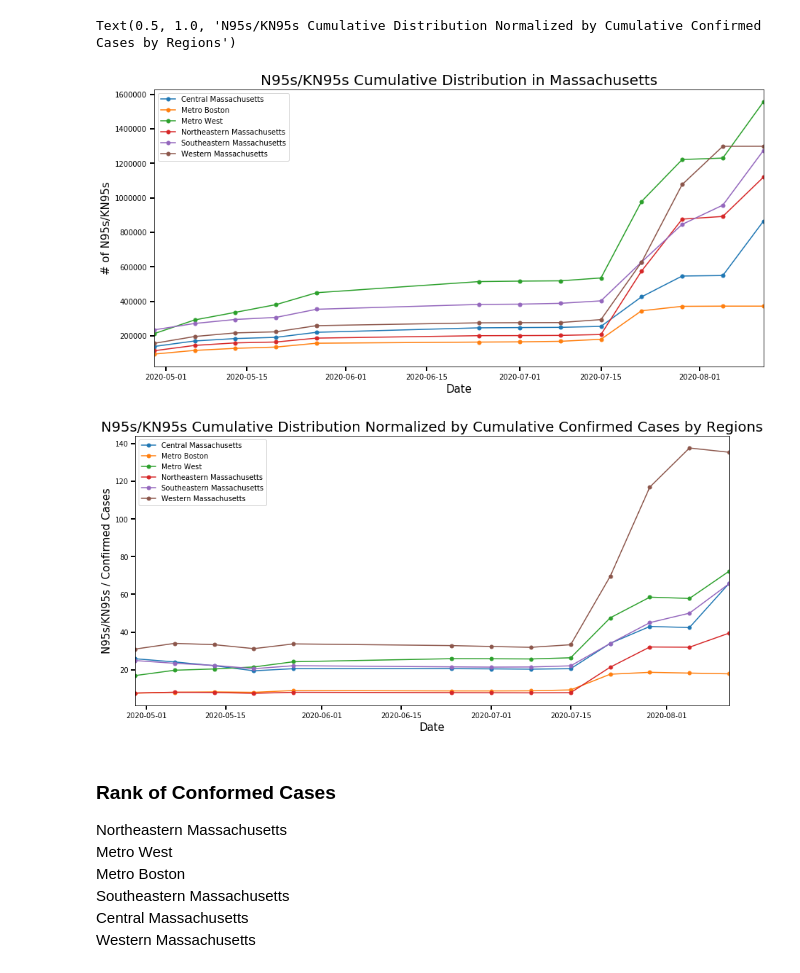
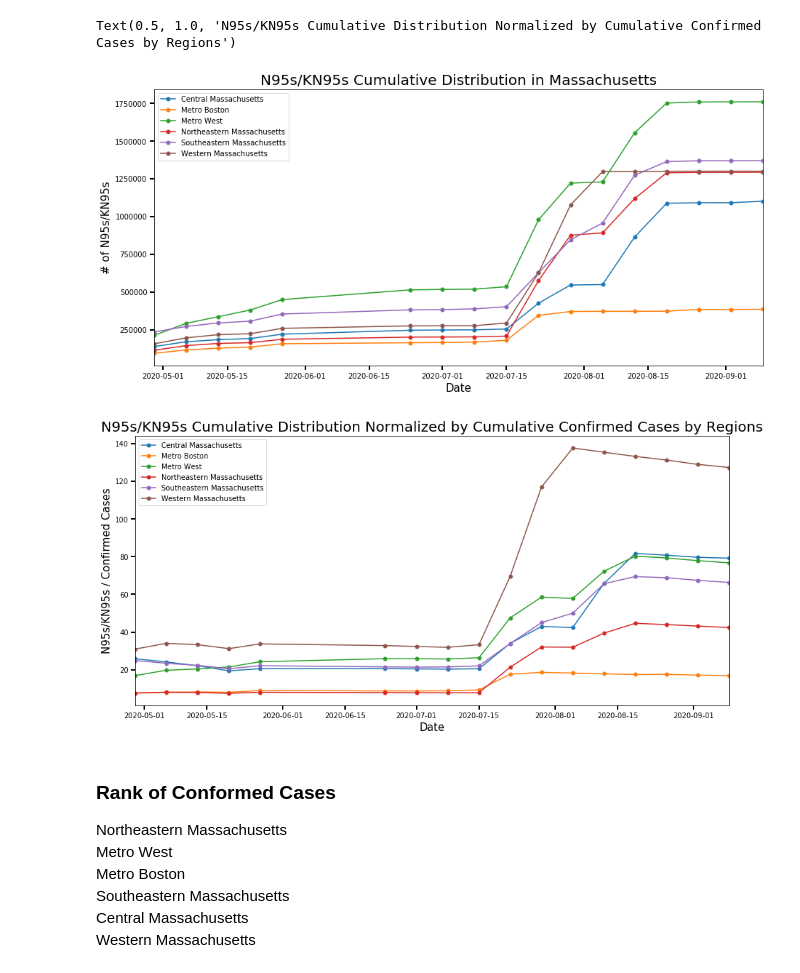
Before and after one commit to jhu-covid-optimization/covid-ppe, a Jupyter notebook: notebooks/MA/MA_cumulative_ppe_&_cumulative_confirmed_cases(region_vs_region).ipynb, the cells around one changed output. Cells and saved outputs as stored; diff of their text form; code cells hidden in the pictures.

```diff
--- a/notebooks/MA/MA_cumulative_ppe_&_cumulative_confirmed_cases(region_vs_region).ipynb
+++ b/notebooks/MA/MA_cumulative_ppe_&_cumulative_confirmed_cases(region_vs_region).ipynb
@@ -11,7 +11,7 @@ warnings.filterwarnings('ignore')
 pd.set_option('display.max_rows', None)
 # %%
 # Read MA PPE data
-df = pd.read_csv('covid_19_region.csv', parse_dates=['Time'])
+df = pd.read_csv('MA_ppe_regions.csv', parse_dates=['Time'])
 df.drop(['Total Persons Tested','Percent Positivity','Deaths'], axis=1, inplace=True)
 df = df.loc[df['Region']!='State Agency'].dropna(how='all')
-df
+# df
@@ -36,6 +18,6 @@ df
 # %%
 # df['Time']
-daterange = pd.date_range(start='2020-04-29', end='2020-08-12', freq='7D')
+daterange = pd.date_range(start='2020-04-29', end='2020-09-09', freq='7D')
 daterange_ex = pd.date_range(start='2020-06-03', end='2020-06-17', freq='7D')
 df = df[df['Time'].isin(daterange)]
 df = df[~df['Time'].isin(daterange_ex)]
@@ -88,37 +52,37 @@ df_wm = df.loc[df['Region']=='Western Massachusetts']
 regions = ['Central Massachusetts', 'Metro Boston', 'Metro West', 'Northeastern Massachusetts',
           'Southeastern Massachusetts', 'Western Massachusetts']
 df_regions = [df_cm, df_mb, df_mw, df_nm, df_sm, df_wm]
 
 fig, ax1 = plt.subplots(1,1,figsize=(15,7))
 
 i = 0
 for df_region in df_regions:
     ax1.plot('Time', 'N95s/KN95s', data=df_region, marker='.', markersize=10, label=regions[i])
     i += 1
 ax1.set_xlabel('Date', fontsize=15)
 ax1.set_ylabel('# of N95s/KN95s', fontsize=15)
-ax1.set_xlim([datetime.date(2020,4,29), datetime.date(2020,8,12)])
+ax1.set_xlim([datetime.date(2020,4,29), datetime.date(2020,9,9)])
 ax1.tick_params(direction='out', length=6, width=2, labelsize=10)
 ax1.legend()
 ax1.set_title('N95s/KN95s Cumulative Distribution in Massachusetts', fontsize=20)
 
 
 fig, ax2 = plt.subplots(1,1,figsize=(15,7))
 
 i = 0
 for df_region in df_regions:
     ax2.plot('Time', 'N95s/KN95s/Confirmed Cases', data=df_region, marker='.', markersize=10, label=regions[i])
     i += 1
 ax2.set_xlabel('Date', fontsize=15)
 ax2.set_ylabel('N95s/KN95s / Confirmed Cases', fontsize=15)
-ax2.set_xlim([datetime.date(2020,4,29), datetime.date(2020,8,12)])
+ax2.set_xlim([datetime.date(2020,4,29), datetime.date(2020,9,9)])
 ax2.tick_params(direction='out', length=6, width=2, labelsize=10)
 ax2.legend()
 ax2.set_title('N95s/KN95s Cumulative Distribution Normalized by Cumulative Confirmed Cases by Regions', fontsize=20)
 # %% [output]
 Text(0.5, 1.0, 'N95s/KN95s Cumulative Distribution Normalized by Cumulative Confirmed Cases by Regions')
-[figure, old version]
+[figure, new version]
-[figure, old version]
+[figure, new version]
 # %% [markdown]
 ### Rank of Conformed Cases
 Northeastern Massachusetts<br>
```
Also changed, not shown: parts of 6 cells of this notebook.
